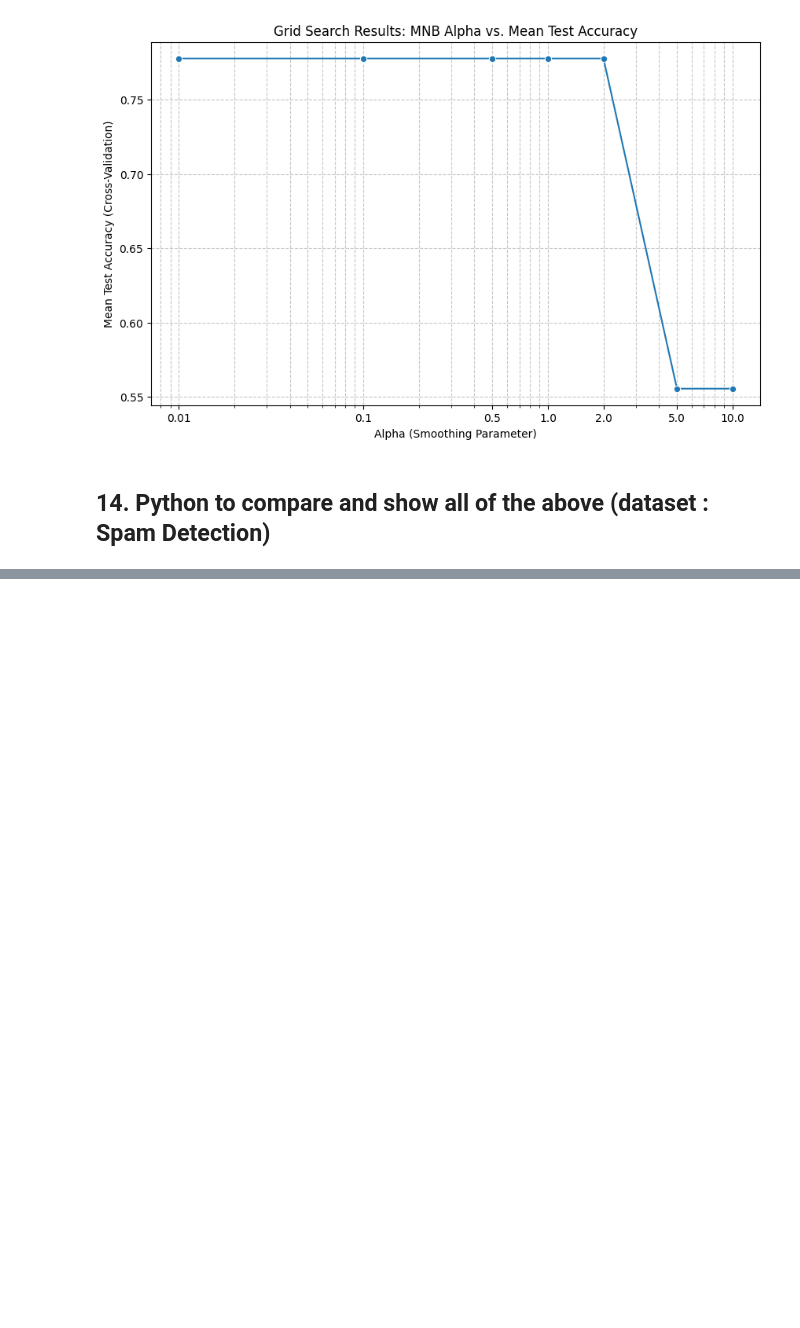
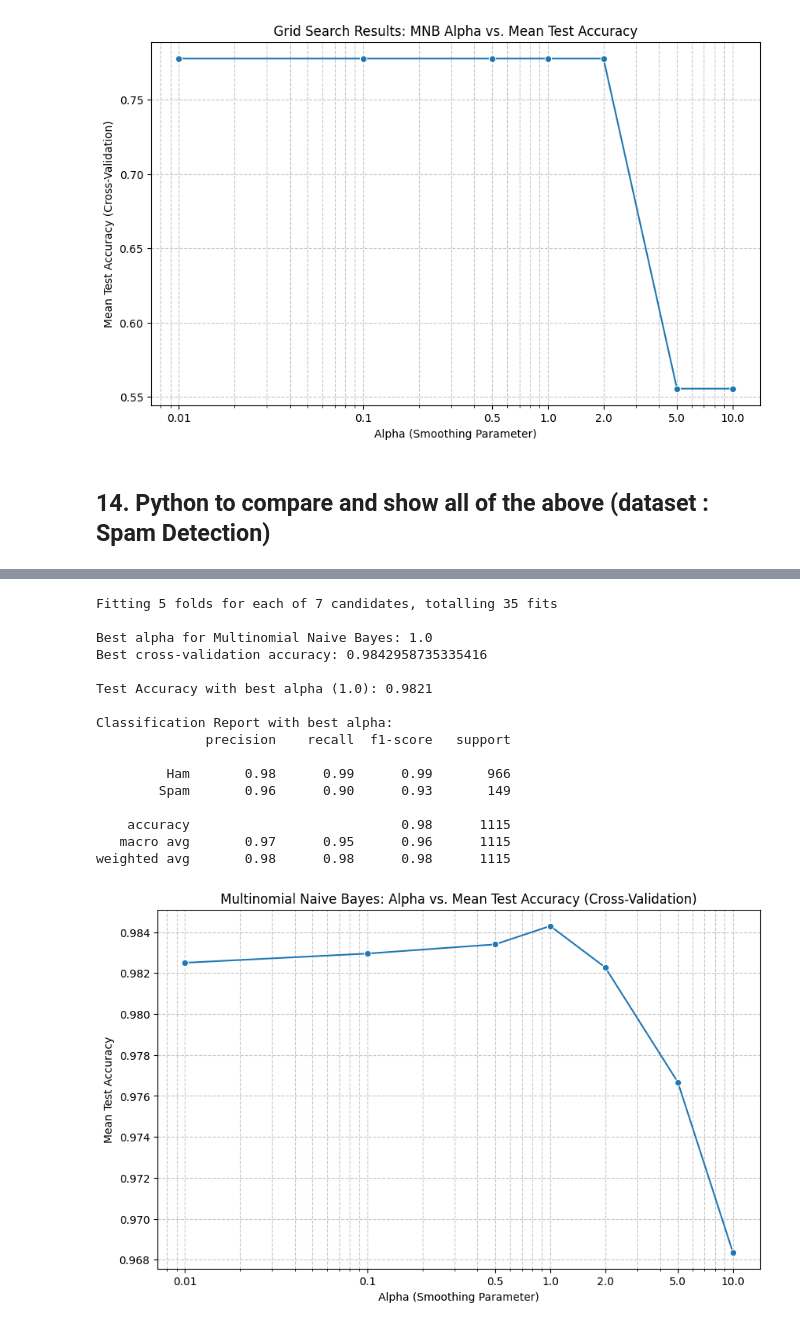
Before and after one commit to rsys-adsingh/Machine-Learning, a Jupyter notebook: study/Chapter_9.ipynb, the cells around one changed output, grey strips where cells are left out. Drawn from its saved outputs; the diff is of its cells as text; code cells hidden in the pictures; blank space fills up the shorter version.

```diff
--- a/study/Chapter_9.ipynb
+++ b/study/Chapter_9.ipynb
@@ -2399,0 +2738,61 @@ weighted avg       1.00      1.00      1.00         8
+# %%
+from sklearn.model_selection import GridSearchCV
+from sklearn.pipeline import Pipeline
+
+# Create a pipeline for CountVectorizer and MultinomialNB
+pipeline_mnb = Pipeline([
+    ('vectorizer', CountVectorizer()), # Note: vectorizer is already fitted on training data, this will refit on pipeline's training data split
+    ('mnb', MultinomialNB())
+])
+
+# Define the parameter grid for alpha
+param_grid = {'mnb__alpha': [0.01, 0.1, 0.5, 1.0, 2.0, 5.0, 10.0]}
+
+# Use GridSearchCV to find the best alpha
+grid_search_mnb = GridSearchCV(pipeline_mnb, param_grid, cv=5, verbose=1, n_jobs=-1, scoring='accuracy')
+
+# Fit the grid search on the original (unvectorized) training data
+# The pipeline will handle vectorization internally for each fold
+grid_search_mnb.fit(X_train, y_train)
+
+print("\nBest alpha for Multinomial Naive Bayes:", grid_search_mnb.best_params_['mnb__alpha'])
+print("Best cross-validation accuracy:", grid_search_mnb.best_score_)
+
+# Evaluate the best model found by GridSearchCV on the test set
+best_mnb_model = grid_search_mnb.best_estimator_
+y_pred_best_mnb = best_mnb_model.predict(X_test)
+
+print(f"\nTest Accuracy with best alpha ({grid_search_mnb.best_params_['mnb__alpha']}): {accuracy_score(y_test, y_pred_best_mnb):.4f}")
+print("\nClassification Report with best alpha:")
+print(classification_report(y_test, y_pred_best_mnb, target_names=['Ham', 'Spam']))
+
+# Visualize the results of the Grid Search
+results_mnb = pd.DataFrame(grid_search_mnb.cv_results_)
+
+plt.figure(figsize=(10, 6))
+sns.lineplot(x='param_mnb__alpha', y='mean_test_score', data=results_mnb, marker='o')
+plt.xscale('log')
+plt.title('Multinomial Naive Bayes: Alpha vs. Mean Test Accuracy (Cross-Validation)')
+plt.xlabel('Alpha (Smoothing Parameter)')
+plt.ylabel('Mean Test Accuracy')
+plt.grid(True, which="both", ls="--", alpha=0.7)
+plt.xticks(param_grid['mnb__alpha'], labels=param_grid['mnb__alpha'])
+plt.show()
+# %% [output]
+Fitting 5 folds for each of 7 candidates, totalling 35 fits
+
+Best alpha for Multinomial Naive Bayes: 1.0
+Best cross-validation accuracy: 0.9842958735335416
+
+Test Accuracy with best alpha (1.0): 0.9821
+
+Classification Report with best alpha:
+              precision    recall  f1-score   support
+
+         Ham       0.98      0.99      0.99       966
+        Spam       0.96      0.90      0.93       149
+
+    accuracy                           0.98      1115
+   macro avg       0.97      0.95      0.96      1115
+weighted avg       0.98      0.98      0.98      1115
+[figure, added]
```
Also changed, not shown: parts of 26 cells of this notebook.
